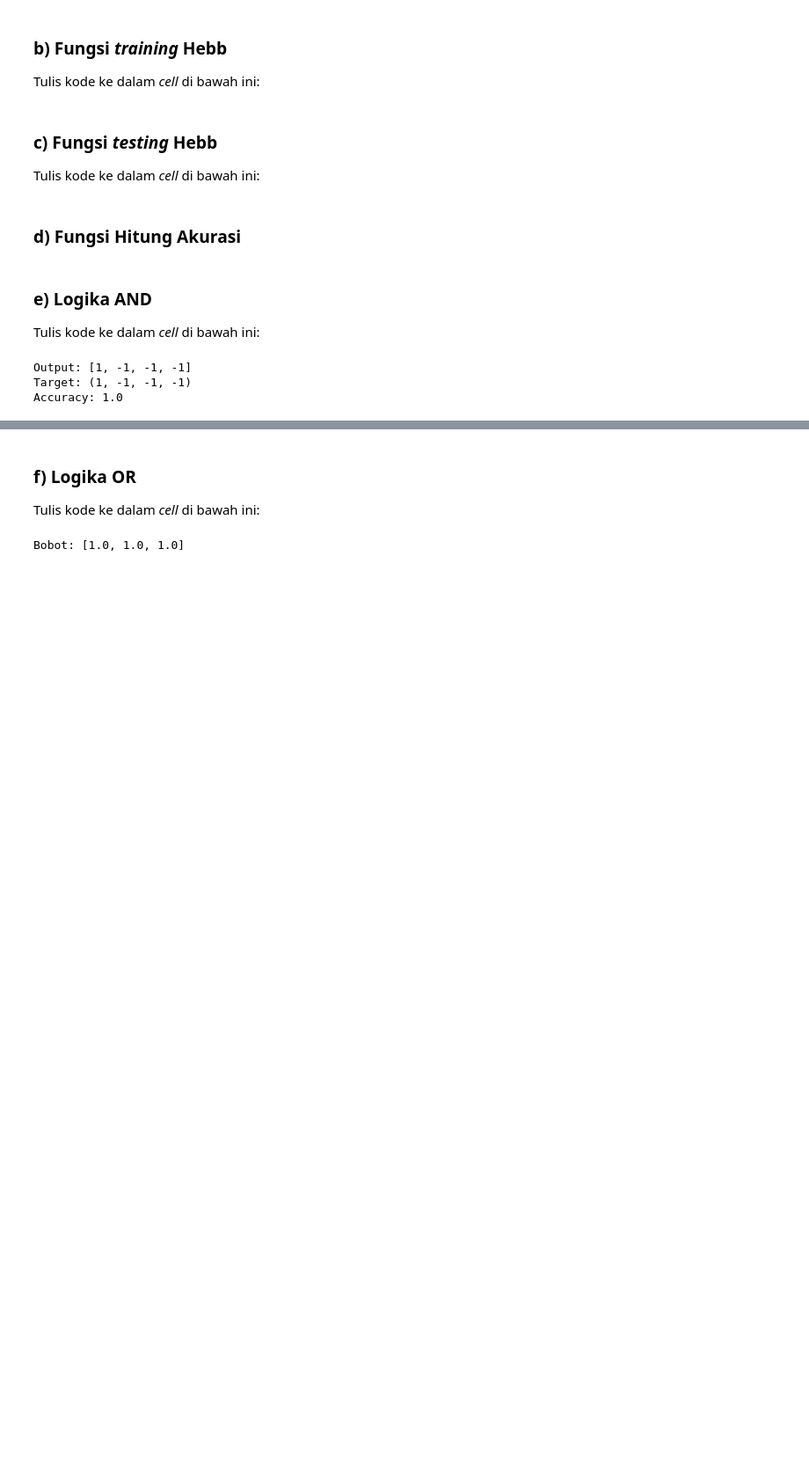
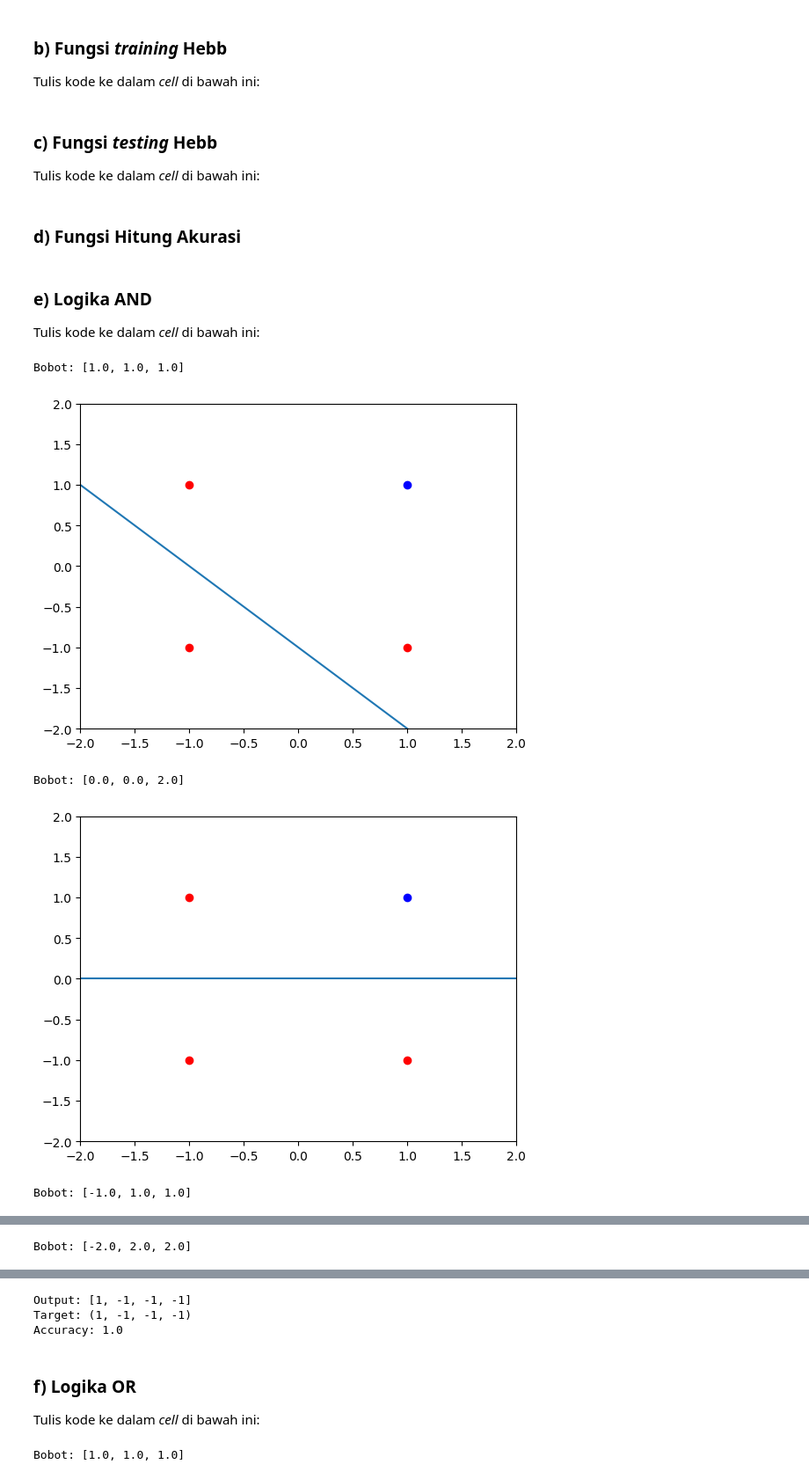
Before and after one commit to rayhanegar/jst-d-code, a Jupyter notebook: BAB 2_RAYHAN EGAR_225150201111014.ipynb, the cells around one changed output, grey strips where cells are left out. Shown at 88% size. Drawn from its saved outputs; the diff is of its cells as text; code cells hidden in the pictures; blank space fills up the shorter version.

```diff
--- a/BAB 2_RAYHAN EGAR_225150201111014.ipynb
+++ b/BAB 2_RAYHAN EGAR_225150201111014.ipynb
@@ -88,16 +88,18 @@ Tulis kode ke dalam *cell* di bawah ini:
 # %%
 from sklearn.metrics import accuracy_score
 
 train = (1, 1), (1, -1), (-1, 1), (-1, -1)
 target = 1, -1, -1, -1
-model = hebb_fit(train, target, verbose=False, draw=False)
+model = hebb_fit(train, target, verbose=True, draw=True)
 output = hebb_predict(train, model)
 accuracy = accuracy_score(output, target)
 
 print('Output:', output)
 print('Target:', target)
 print('Accuracy:', accuracy)
 # %% [output]
-Output: [1, -1, -1, -1]
-Target: (1, -1, -1, -1)
-Accuracy: 1.0
+Bobot: [1.0, 1.0, 1.0]
+[figure, added]
+Bobot: [0.0, 0.0, 2.0]
+[figure, added]
+Bobot: [-1.0, 1.0, 1.0]
@@ -103,0 +107 @@ Accuracy: 1.0
+Bobot: [-2.0, 2.0, 2.0]
@@ -104,3 +109,6 @@ Accuracy: 1.0
+Output: [1, -1, -1, -1]
+Target: (1, -1, -1, -1)
+Accuracy: 1.0
 # %% [markdown]
 ### f) Logika OR
 
```
Also changed, not shown: parts of 6 cells of this notebook.
